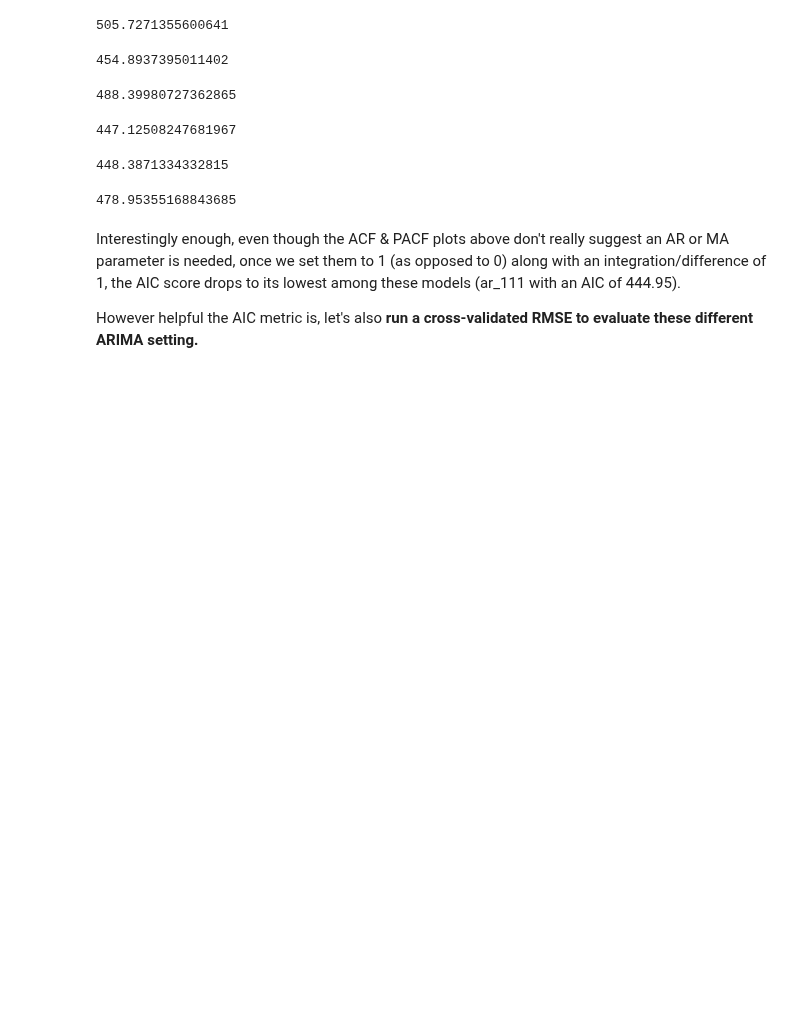
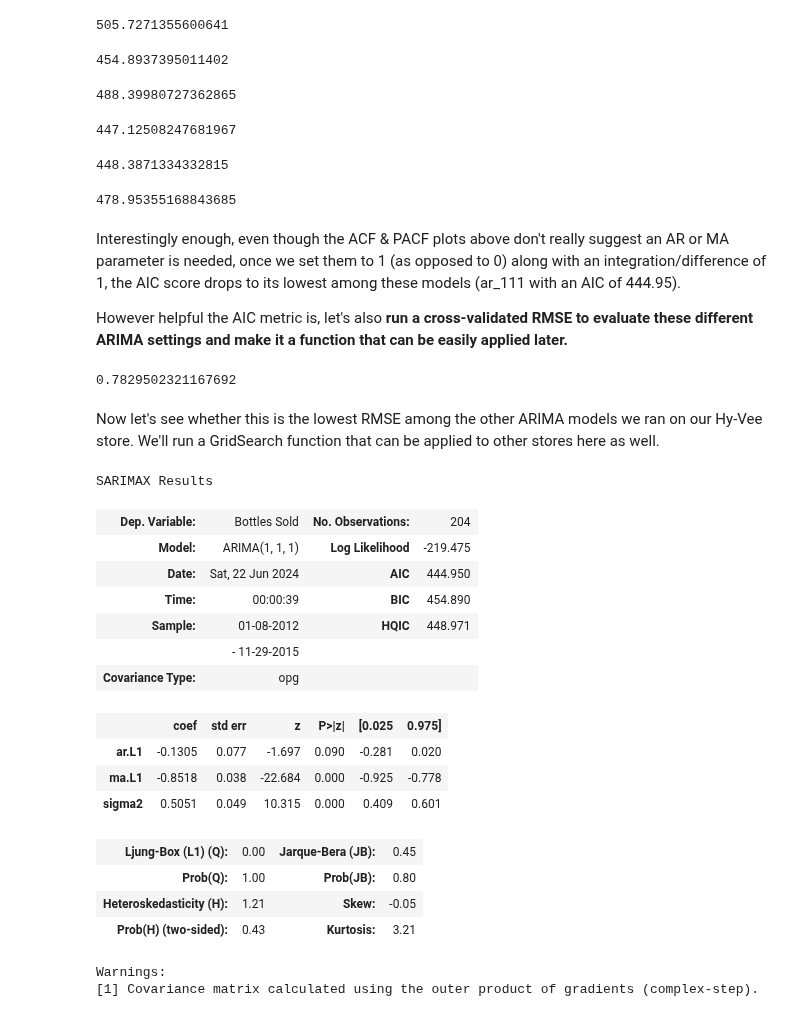
Before and after one commit to joeldmott/inventory_project, a Jupyter notebook: inventory_restocking_project.ipynb, the cells around one changed output. Cells and saved outputs as stored; diff of their text form; code cells hidden in the pictures; blank space fills up the shorter version.

Commit message:
finished automated ARIMA modeling function with parameter-tuning

```diff
--- a/inventory_restocking_project.ipynb
+++ b/inventory_restocking_project.ipynb
@@ -791,4 +792,4 @@ ar_321.aic
 # %% [markdown]
 Interestingly enough, even though the ACF & PACF plots above don't really suggest an AR or MA parameter is needed, once we set them to 1 (as opposed to 0) along with an integration/difference of 1, the AIC score drops to its lowest among these models (ar_111 with an AIC of 444.95).
 
-However helpful the AIC metric is, let's also **run a cross-validated RMSE to evaluate these different ARIMA setting.**
+However helpful the AIC metric is, let's also **run a cross-validated RMSE to evaluate these different ARIMA settings and make it a function that can be easily applied later.**
@@ -796,0 +810,27 @@ However helpful the AIC metric is, let's also **run a cross-validated RMSE to ev
+# %%
+cv_ts_rmse(ar_111)
+# %% [output]
+0.7829502321167692
+# %% [markdown]
+Now let's see whether this is the lowest RMSE among the other ARIMA models we ran on our Hy-Vee store. We'll run a GridSearch function that can be applied to other stores here as well.
+# %%
+ar_111.summary()
+# %% [output]
+SARIMAX Results
+| Dep. Variable: | Bottles Sold | No. Observations: | 204 |
+| Model: | ARIMA(1, 1, 1) | Log Likelihood | -219.475 |
+| Date: | Sat, 22 Jun 2024 | AIC | 444.950 |
+| Time: | 00:00:39 | BIC | 454.890 |
+| Sample: | 01-08-2012 | HQIC | 448.971 |
+|  | - 11-29-2015 |  |  |
+| Covariance Type: | opg |  |  |
+|  | coef | std err | z | P>|z| | [0.025 | 0.975] |
+| ar.L1 | -0.1305 | 0.077 | -1.697 | 0.090 | -0.281 | 0.020 |
+| ma.L1 | -0.8518 | 0.038 | -22.684 | 0.000 | -0.925 | -0.778 |
+| sigma2 | 0.5051 | 0.049 | 10.315 | 0.000 | 0.409 | 0.601 |
+| Ljung-Box (L1) (Q): | 0.00 | Jarque-Bera (JB): | 0.45 |
+| Prob(Q): | 1.00 | Prob(JB): | 0.80 |
+| Heteroskedasticity (H): | 1.21 | Skew: | -0.05 |
+| Prob(H) (two-sided): | 0.43 | Kurtosis: | 3.21 |
+Warnings:
+[1] Covariance matrix calculated using the outer product of gradients (complex-step).
```
Also changed, not shown: parts of 13 cells of this notebook.
